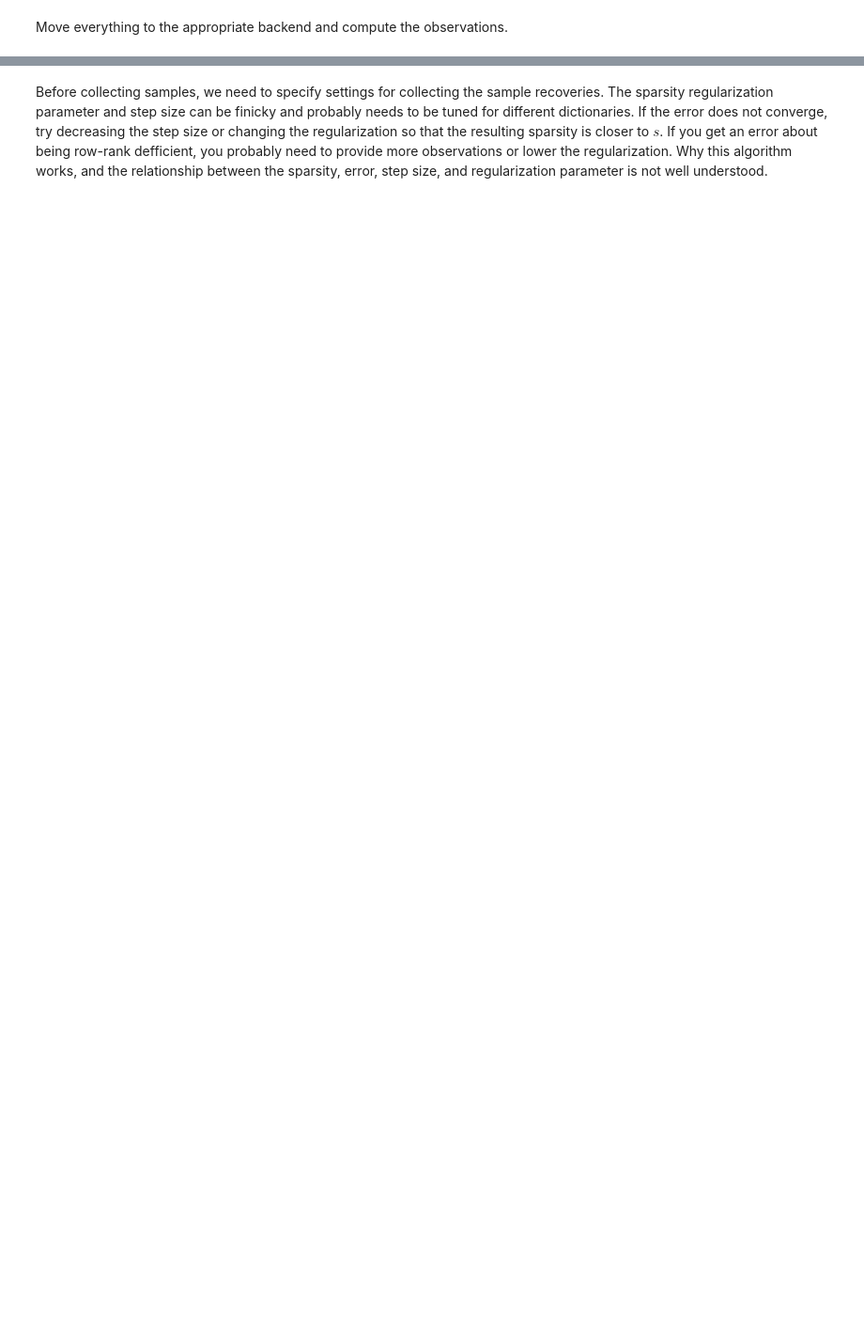
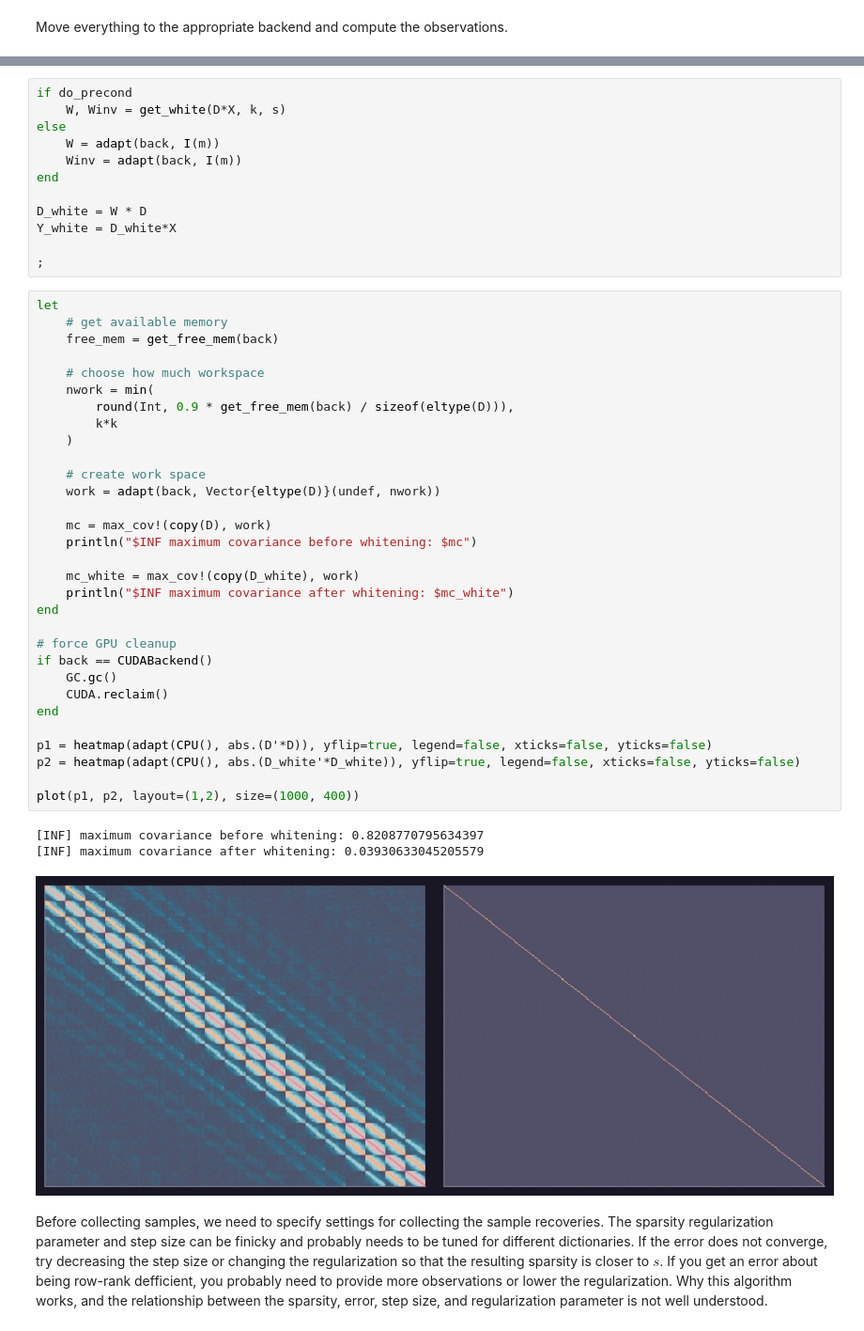
Before and after one commit to brandon-feder/dictionary-learning, a Jupyter notebook: examples/dictionary-learning/mod.ipynb, the cells around one changed output, grey strips where cells are left out. Shown at 94% size. Cells and saved outputs as stored; diff of their text form; blank space fills up the shorter version.

```diff
--- a/examples/dictionary-learning/mod.ipynb
+++ b/examples/dictionary-learning/mod.ipynb
@@ -79,6 +77,53 @@ Y = D*X
 # %% [output]
 [INF] m = 775
 [INF] k = 361
+# %%
+if do_precond
+    W, Winv = get_white(D*X, k, s)
+else
+    W = adapt(back, I(m))
+    Winv = adapt(back, I(m))
+end
+
+D_white = W * D
+Y_white = D_white*X
+
+;
+# %%
+let
+    # get available memory
+    free_mem = get_free_mem(back)
+
+    # choose how much workspace
+    nwork = min(
+        round(Int, 0.9 * get_free_mem(back) / sizeof(eltype(D))),
+        k*k
+    )
+
+    # create work space
+    work = adapt(back, Vector{eltype(D)}(undef, nwork))
+
+    mc = max_cov!(copy(D), work)
+    println("$INF maximum covariance before whitening: $mc")
+
+    mc_white = max_cov!(copy(D_white), work)
+    println("$INF maximum covariance after whitening: $mc_white")
+end
+
+# force GPU cleanup
+if back == CUDABackend()
+    GC.gc()
+    CUDA.reclaim()
+end
+
+p1 = heatmap(adapt(CPU(), abs.(D'*D)), yflip=true, legend=false, xticks=false, yticks=false)
+p2 = heatmap(adapt(CPU(), abs.(D_white'*D_white)), yflip=true, legend=false, xticks=false, yticks=false)
+
+plot(p1, p2, layout=(1,2), size=(1000, 400))
+# %% [output]
+[INF] maximum covariance before whitening: 0.8208770795634397
+[INF] maximum covariance after whitening: 0.03930633045205579
+[figure, added]
 # %% [markdown]
 Before collecting samples, we need to specify settings for collecting the sample recoveries. The sparsity regularization parameter and step size can be finicky and probably needs to be tuned for different dictionaries. If the error does not converge, try decreasing the step size or changing the regularization so that the resulting sparsity is closer to $s$. If you get an error about being row-rank defficient, you probably need to provide more observations or lower the regularization. Why this algorithm works, and the relationship between the sparsity, error, step size, and regularization parameter is not well understood.
 # %%
```
Also changed, not shown: parts of 14 cells of this notebook, 18 other files.
